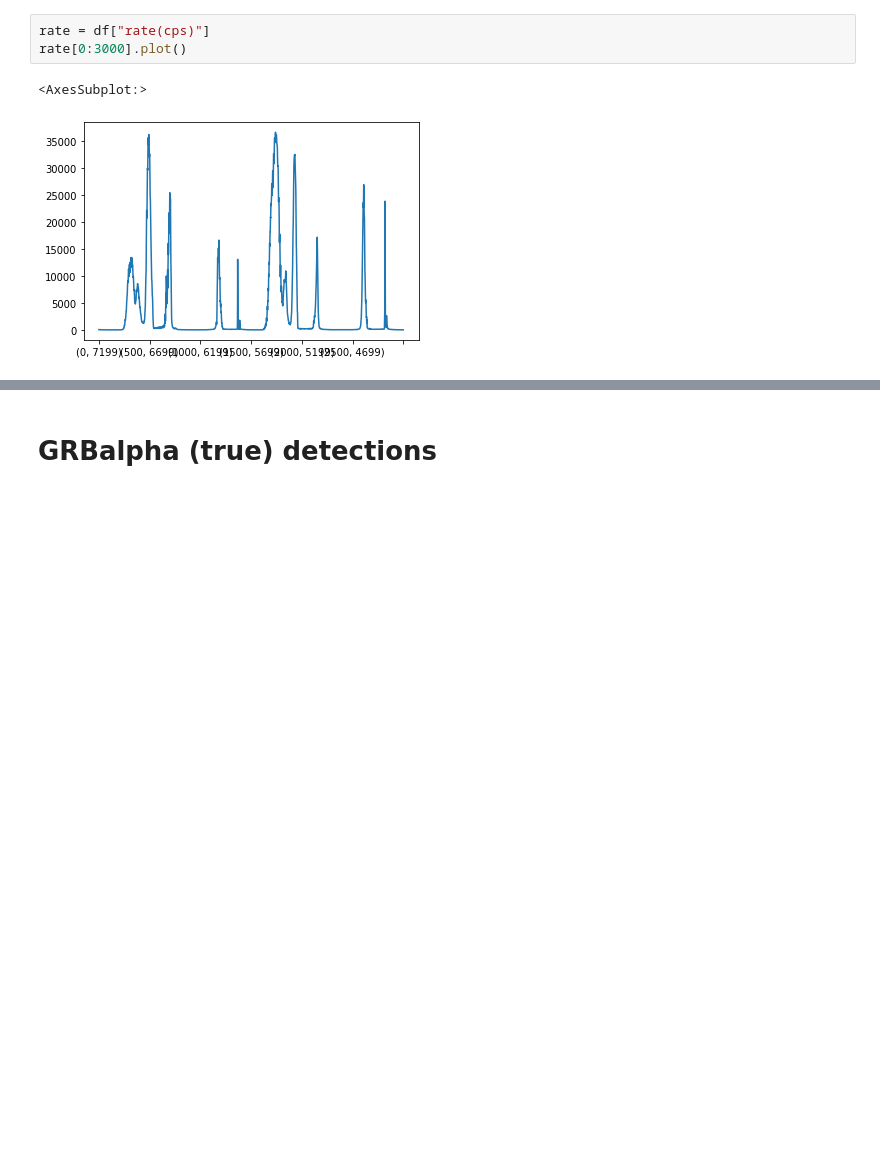
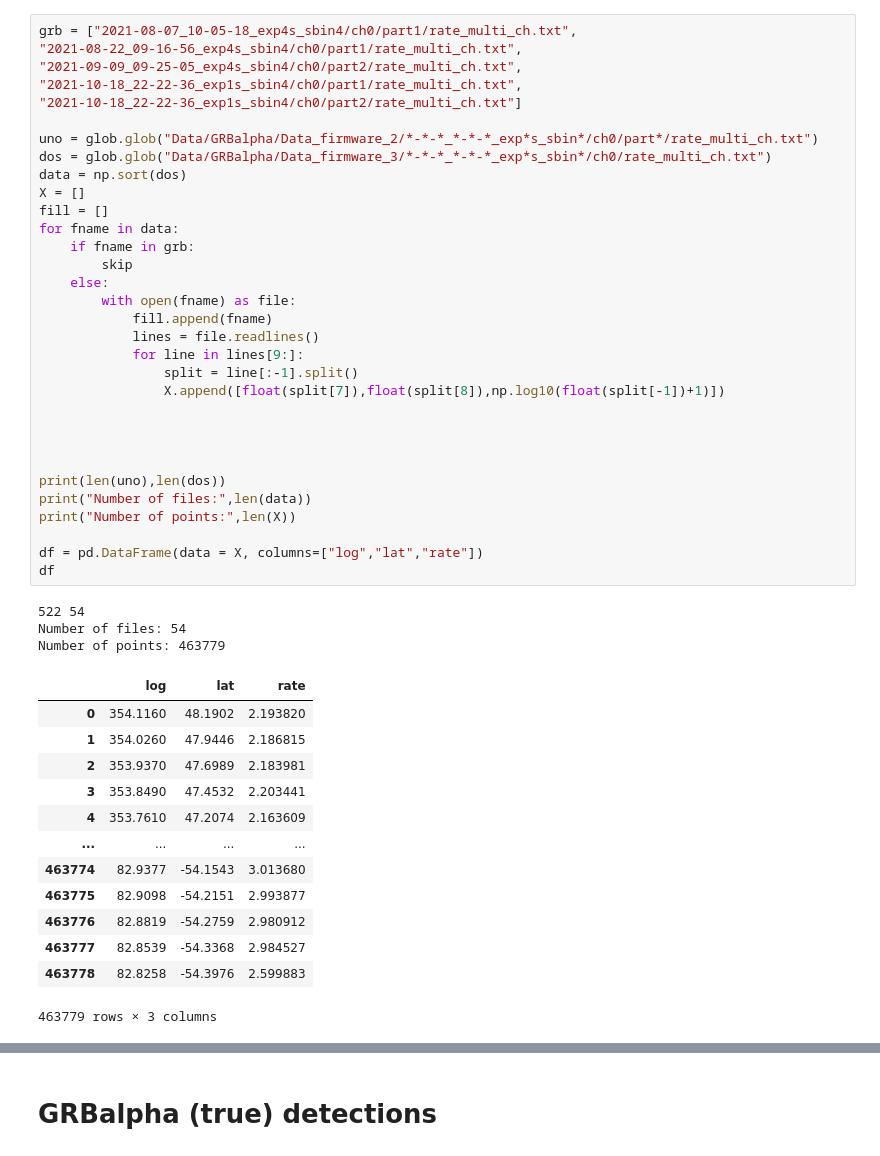
Before and after one commit to MartinChobolaX/GRBorNotGRB, a Jupyter notebook: LSTM_rate_one_var.ipynb, the cells around one changed output, grey strips where cells are left out. Cells and saved outputs as stored; diff of their text form; blank space fills up the shorter version.

```diff
--- a/LSTM_rate_one_var.ipynb
+++ b/LSTM_rate_one_var.ipynb
@@ -63,6 +21,49 @@ df
-# %%
-rate = df["rate(cps)"]
-rate[0:3000].plot()
-# %% [output]
-<AxesSubplot:>
-[figure, removed]
+# %%
+grb = ["2021-08-07_10-05-18_exp4s_sbin4/ch0/part1/rate_multi_ch.txt",
+"2021-08-22_09-16-56_exp4s_sbin4/ch0/part1/rate_multi_ch.txt",
+"2021-09-09_09-25-05_exp4s_sbin4/ch0/part2/rate_multi_ch.txt",
+"2021-10-18_22-22-36_exp1s_sbin4/ch0/part1/rate_multi_ch.txt",
+"2021-10-18_22-22-36_exp1s_sbin4/ch0/part2/rate_multi_ch.txt"]
+
+uno = glob.glob("Data/GRBalpha/Data_firmware_2/*-*-*_*-*-*_exp*s_sbin*/ch0/part*/rate_multi_ch.txt")
+dos = glob.glob("Data/GRBalpha/Data_firmware_3/*-*-*_*-*-*_exp*s_sbin*/ch0/rate_multi_ch.txt")
+data = np.sort(dos)
+X = []
+fill = []
+for fname in data:
+    if fname in grb:
+        skip
+    else:
+        with open(fname) as file:
+            fill.append(fname)
+            lines = file.readlines()
+            for line in lines[9:]:
+                split = line[:-1].split()
+                X.append([float(split[7]),float(split[8]),np.log10(float(split[-1])+1)])
+
+
+
+
+print(len(uno),len(dos))
+print("Number of files:",len(data))
+print("Number of points:",len(X))
+
+df = pd.DataFrame(data = X, columns=["log","lat","rate"])
+df
+# %% [output]
+522 54
+Number of files: 54
+Number of points: 463779
+|  | log | lat | rate |
+| 0 | 354.1160 | 48.1902 | 2.193820 |
+| 1 | 354.0260 | 47.9446 | 2.186815 |
+| 2 | 353.9370 | 47.6989 | 2.183981 |
+| 3 | 353.8490 | 47.4532 | 2.203441 |
+| 4 | 353.7610 | 47.2074 | 2.163609 |
+| ... | ... | ... | ... |
+| 463774 | 82.9377 | -54.1543 | 3.013680 |
+| 463775 | 82.9098 | -54.2151 | 2.993877 |
+| 463776 | 82.8819 | -54.2759 | 2.980912 |
+| 463777 | 82.8539 | -54.3368 | 2.984527 |
+| 463778 | 82.8258 | -54.3976 | 2.599883 |
+463779 rows × 3 columns
```
Also changed, not shown: parts of 21 cells of this notebook.
